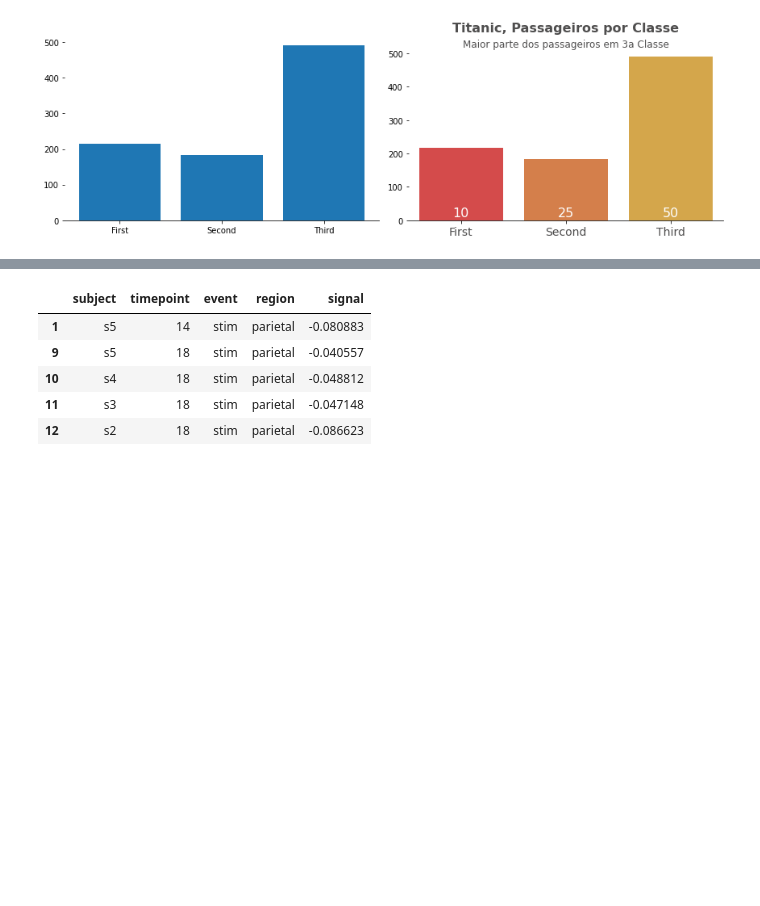
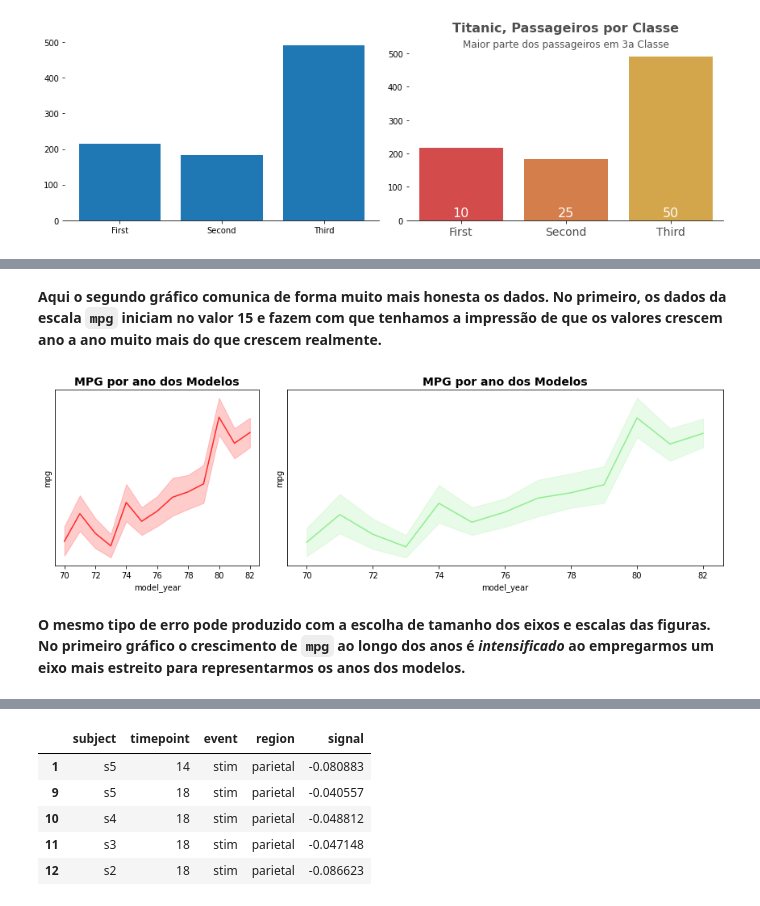
Before and after one commit to Rogerio-mack/Visualizacao-de-Dados-em-Python, a Jupyter notebook: c7_parte_1.ipynb, the cells around one changed output, grey strips where cells are left out. Drawn from its saved outputs; the diff is of its cells as text; code cells hidden in the pictures; blank space fills up the shorter version.

```diff
--- a/c7_parte_1.ipynb
+++ b/c7_parte_1.ipynb
@@ -157,0 +225,21 @@ plt.show()
+# %% [markdown]
+**Aqui o segundo gráfico comunica de forma muito mais honesta os dados. No primeiro, os dados da escala `mpg` iniciam no valor 15 e fazem com que tenhamos a impressão de que os valores crescem ano a ano muito mais do que crescem realmente.**
+# %%
+fig = plt.figure(figsize=(12,4))
+ax1 = plt.subplot2grid((3,3), (0,0), rowspan=3)
+ax2 = plt.subplot2grid((3,3), (0,1), rowspan=3, colspan=2)
+
+sns.lineplot(x='model_year',y='mpg',data=data, color='red', alpha=0.8, ax=ax1)
+ax1.set_title('MPG por ano dos Modelos', fontsize=14, weight='bold')
+ax1.set_yticks([])
+
+sns.lineplot(x='model_year',y='mpg',data=data, color='lightgreen', ax=ax2)
+ax2.set_title('MPG por ano dos Modelos', fontsize=14, weight='bold')
+ax2.set_yticks([])
+
+plt.tight_layout()
+plt.show()
+# %% [output]
+[figure, added]
+# %% [markdown]
+**O mesmo tipo de erro pode produzido com a escolha de tamanho dos eixos e escalas das figuras. No primeiro gráfico o crescimento de `mpg` ao longo dos anos é *intensificado* ao empregarmos um eixo mais estreito para representarmos os anos dos modelos.**
```
Also changed, not shown: parts of 29 cells of this notebook.
